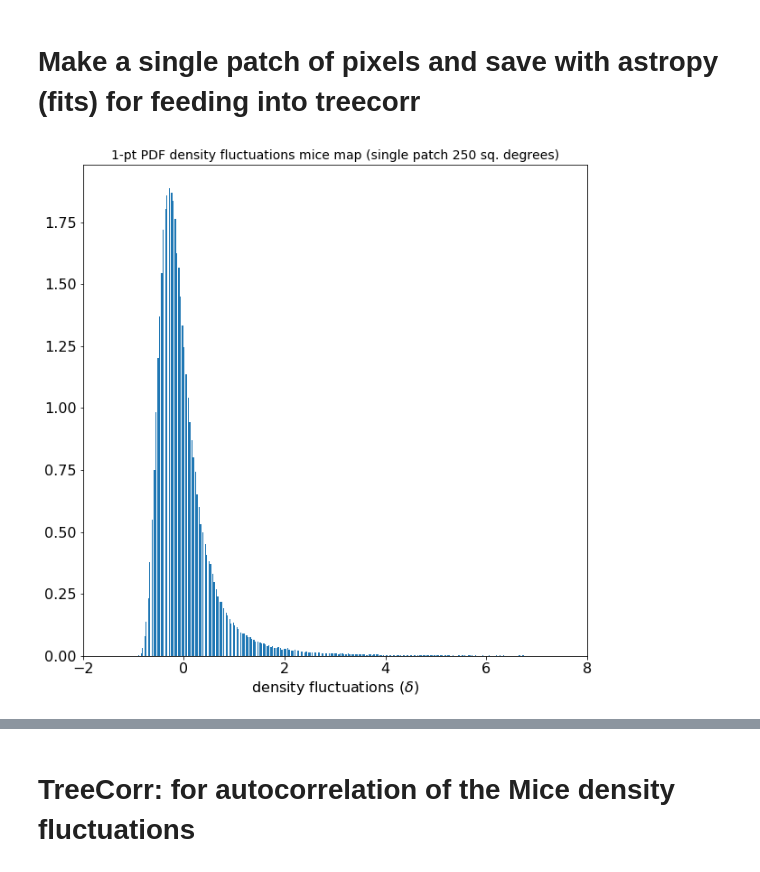
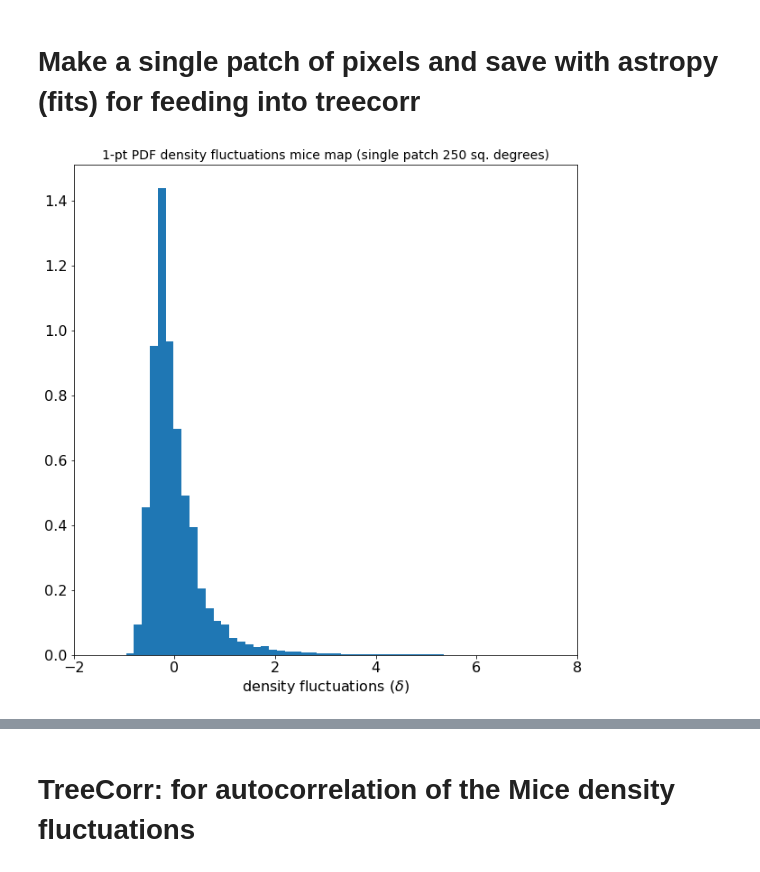
Before and after one commit to anikhalder/Integrated_Bispectrum, a Jupyter notebook: power_spectrum_mice/power_spectrum_mice_single_patch.ipynb, the cells around one changed output, grey strips where cells are left out. Saved outputs shown, nothing was run; the diff lists cells and outputs as text; code cells hidden in the pictures.

```diff
--- a/power_spectrum_mice/power_spectrum_mice_single_patch.ipynb
+++ b/power_spectrum_mice/power_spectrum_mice_single_patch.ipynb
@@ -104,35 +106,37 @@ The interval between meridians is 30 deg -0.00'.
 # Make a single patch of pixels and save with astropy (fits) for feeding into treecorr
 # %%
 # Choose a random pixel i.e. center of spherical cap around which to take sq_degrees area
-disc_center = hp.pix2vec(nside, 1010101)
+disc_center = hp.pix2vec(nside, 5010101)
 
 # radius (in radians) corresponding to area of spherical cap in sky
 
 # find the pixels
 pixels_indices_disc = hp.query_disc(nside, disc_center, patch_radius)
 
 density_field_mice_disc = density_field_mice[pixels_indices_disc]
 dec = np.pi/2 - hp.pix2ang(nside, pixels_indices_disc)[0]
 RA = hp.pix2ang(nside, pixels_indices_disc)[1]
 
 # for saving into fits file with astropy
 RA_data = Column(RA, name='RA', dtype='float') # column having ra
 dec_data = Column(dec, name='dec', dtype='float') # column having dec
 del_data = Column(density_field_mice_disc, name='del', dtype='float') # column having pixels_disc_values
 
 density_fluctuations_table = Table((RA_data, dec_data, del_data))
 # density_fluctuations_table.show_in_notebook()
 
 density_fluctuations_table.write("./mice_output/single_patch/density_fluctuations_mice_single_patch.fits" , overwrite=True)
 
 # 1-pt PDF of density fluctuations within patch
 
+no_of_bins = int(2*density_field_mice_disc.size**(1/3))
+
 plt.figure(figsize=(10,10))
-plt.hist(density_field_mice_disc,density=True, bins=1000)
+plt.hist(density_field_mice_disc,density=True, bins=no_of_bins)
 plt.xlabel('density fluctuations ($δ$)', fontsize=16)
 plt.tick_params(labelsize=16)
 plt.xlim(-2,8)
 plt.title('1-pt PDF density fluctuations mice map (single patch '+str(sq_degrees)+' sq. degrees)', fontsize=14)
 plt.savefig("./mice_output/plot_output/1_pt_PDF_single_patch/density_fluctuations_mice_1_pt_PDF_single_patch.pdf")
 # %% [output]
-[figure, old version]
+[figure, new version]
```
Also changed, not shown: parts of 7 cells of this notebook, 16 other files.
